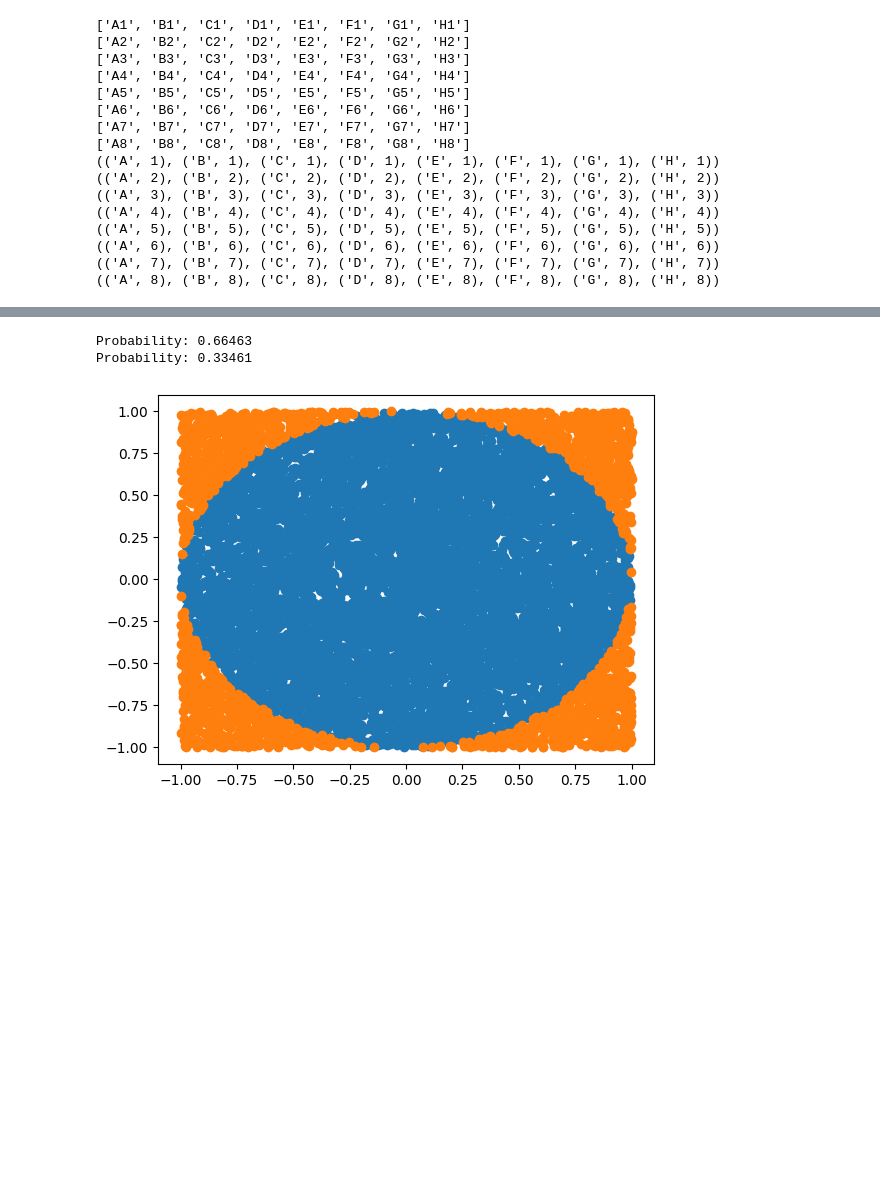
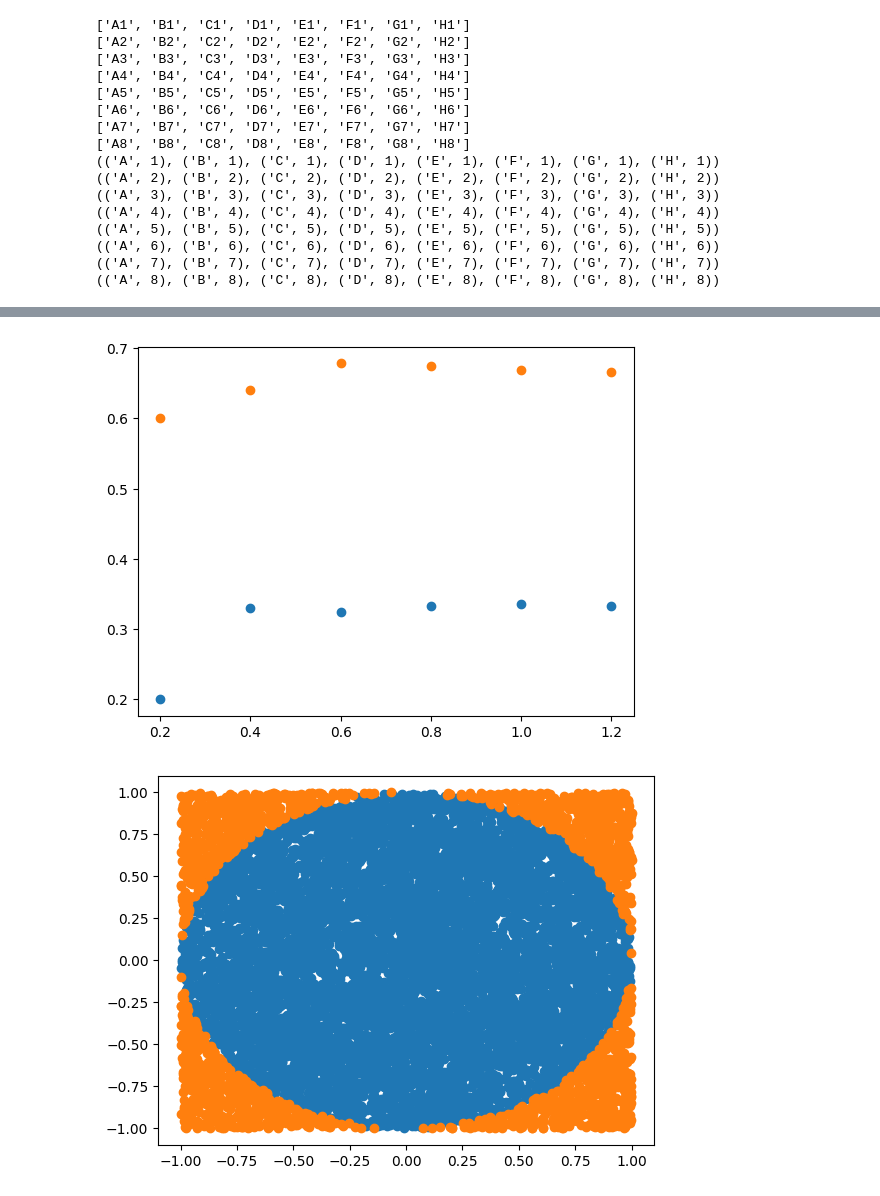
Before and after one commit to karlrydberg-stack/programmering_karl_rydberg_de25, a Jupyter notebook: exercises/exercise_3.ipynb, the cells around one changed output, grey strips where cells are left out. Saved outputs shown, nothing was run; the diff lists cells and outputs as text; code cells hidden in the pictures; blank space fills up the shorter version.

```diff
--- a/exercises/exercise_3.ipynb
+++ b/exercises/exercise_3.ipynb
@@ -157,6 +157,8 @@ plt.show()
 # %%
 # A cute rabbit among two ferocious snakes
 import random
+import matplotlib.pyplot as plt
+import numpy
 
 def switch(frequency):
 
@@ -190,39 +192,59 @@ def switch(frequency):
 
 
 
-    return(f"Probability: {total_positives / all_occurences}")
+    return total_positives / all_occurences
 
 
 def remain(frequency):
     total_positives = 0
     all_occurences = 0
     empty_dict = {"door_1": {},
                 "door_2": {},
               "door_3": {}}
     Animals = ["Snake", "Snake", "Rabbit"]
 
     for x in range(frequency):
         random.shuffle(Animals)
 
         empty_dict["door_1"]=Animals[0]
         empty_dict["door_2"]=Animals[1]
         empty_dict["door_3"]=Animals[2]
 
         if empty_dict["door_1"] == "Rabbit":
             total_positives += 1
             all_occurences += 1
         else:
             all_occurences += 1
 
 
 
-    return(f"Probability: {total_positives / all_occurences}")
+    return total_positives / all_occurences
 
-print(switch(100000))
-print(remain(100000))
+# b)
+remain_list = []
+switch_list = []
+power_of = 1
+
+for x in range(6):
+    a = remain(10**power_of)
+    b = switch(10**power_of)
+    power_of = power_of + 1
+    remain_list.append(a)
+    switch_list.append(b)
+
+x_remain = numpy.array([0.2, 0.4, 0.6, 0.8, 1, 1.2])
+y_remain = numpy.array(remain_list)
+
+plt.plot(x_remain, y_remain, "o")
+
+x_switch = numpy.array([0.2, 0.4, 0.6, 0.8, 1, 1.2])
+y_switch = numpy.array(switch_list)
+
+plt.plot(x_switch, y_switch, "o")
+
+plt.show()
 # %% [output]
-Probability: 0.66463
-Probability: 0.33461
+[figure, added]
 # %%
 # Monte Carlo simulation
 import random
```
Also changed, not shown: parts of 1 cell of this notebook.
